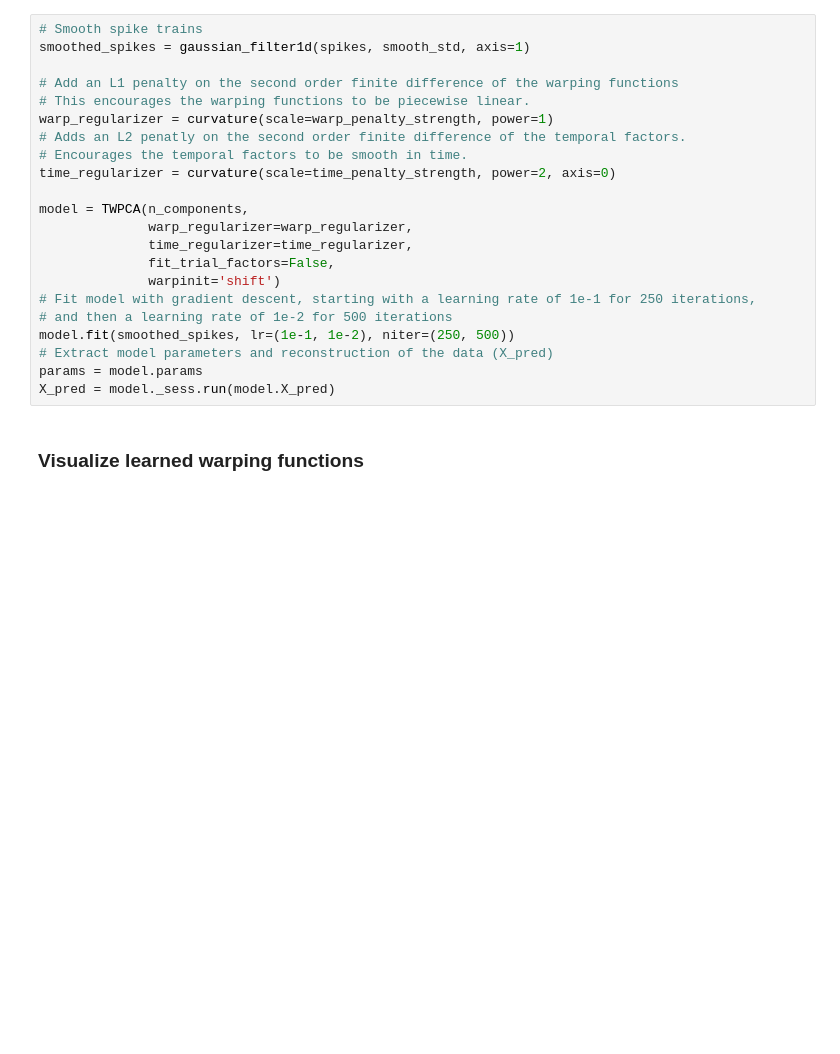
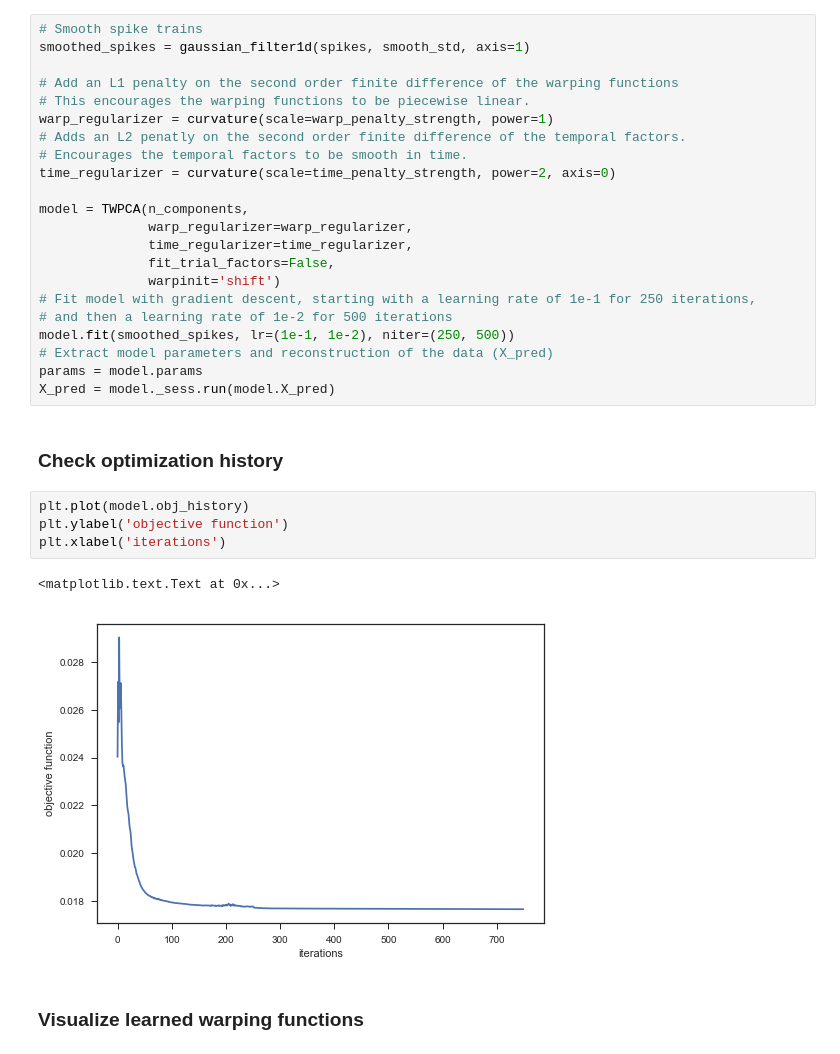
Before and after one commit to ganguli-lab/twpca, a Jupyter notebook: demo.ipynb, the cells around one changed output. Drawn from its saved outputs; the diff is of its cells as text; blank space fills up the shorter version.

```diff
--- a/demo.ipynb
+++ b/demo.ipynb
@@ -107,6 +107,15 @@ model.fit(smoothed_spikes, lr=(1e-1, 1e-2), niter=(250, 500))
 # Extract model parameters and reconstruction of the data (X_pred)
 params = model.params
 X_pred = model._sess.run(model.X_pred)
+# %% [markdown]
+### Check optimization history
+# %%
+plt.plot(model.obj_history)
+plt.ylabel('objective function')
+plt.xlabel('iterations')
+# %% [output]
+<matplotlib.text.Text at 0x...>
+[figure, added]
 # %% [markdown]
 ### Visualize learned warping functions
 # %%
```
Also changed, not shown: parts of 1 cell of this notebook, 1 other file.
